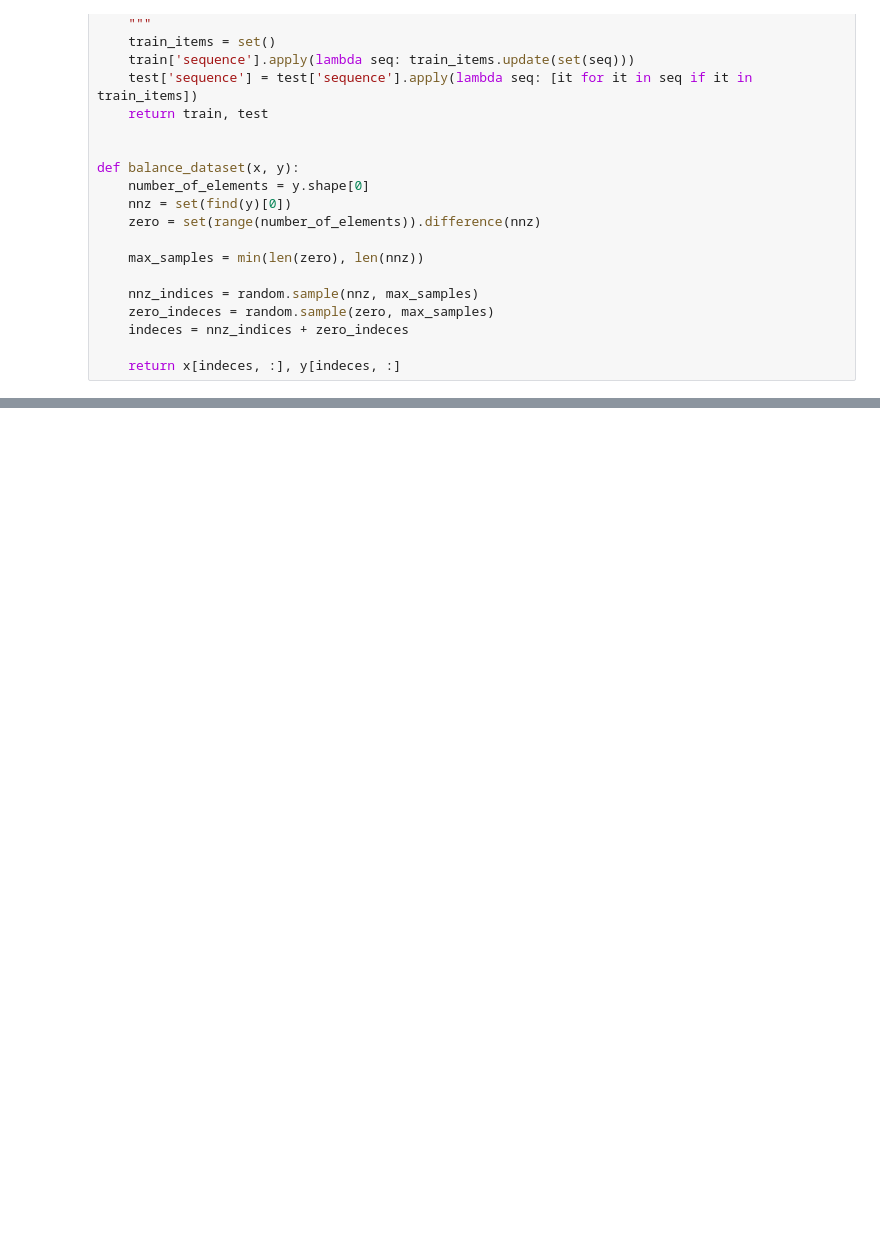
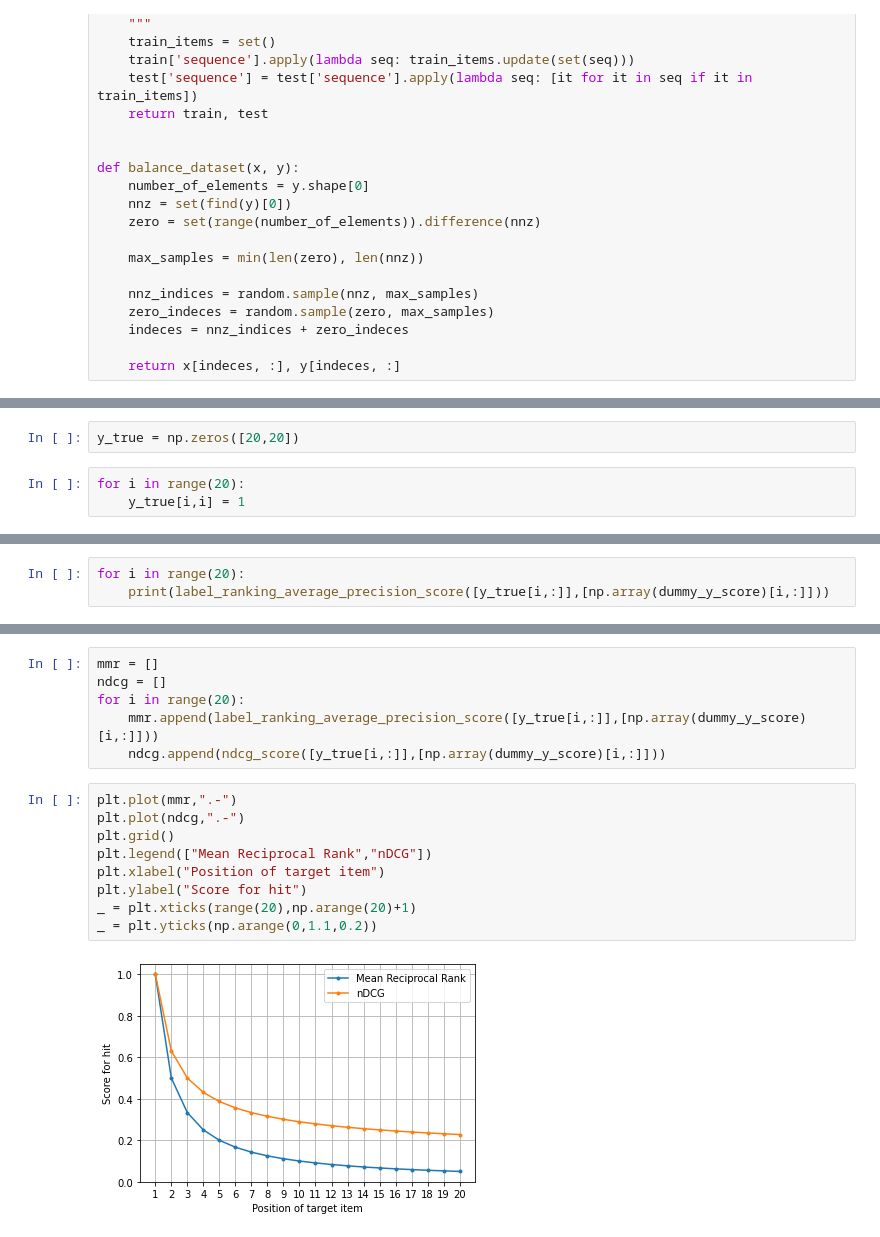
Before and after one commit to sparsh-ai/reco-book, a Jupyter notebook: nbs/T990000_evaluation_metrics_basics.ipynb, the cells around one changed output, grey strips where cells are left out. Cells and saved outputs as stored; diff of their text form; blank space fills up the shorter version.

```diff
--- a/nbs/T990000_evaluation_metrics_basics.ipynb
+++ b/nbs/T990000_evaluation_metrics_basics.ipynb
@@ -910,0 +1232,5 @@ def balance_dataset(x, y):
+# %%
+y_true = np.zeros([20,20])
+# %%
+for i in range(20):
+    y_true[i,i] = 1
@@ -910,0 +1241,3 @@ def balance_dataset(x, y):
+# %%
+for i in range(20):
+    print(label_ranking_average_precision_score([y_true[i,:]],[np.array(dummy_y_score)[i,:]]))
@@ -910,0 +1265,17 @@ def balance_dataset(x, y):
+# %%
+mmr = []
+ndcg = []
+for i in range(20):
+    mmr.append(label_ranking_average_precision_score([y_true[i,:]],[np.array(dummy_y_score)[i,:]]))
+    ndcg.append(ndcg_score([y_true[i,:]],[np.array(dummy_y_score)[i,:]]))
+# %%
+plt.plot(mmr,".-")
+plt.plot(ndcg,".-")
+plt.grid()
+plt.legend(["Mean Reciprocal Rank","nDCG"])
+plt.xlabel("Position of target item")
+plt.ylabel("Score for hit")
+_ = plt.xticks(range(20),np.arange(20)+1)
+_ = plt.yticks(np.arange(0,1.1,0.2))
+# %% [output]
+[figure, added]
```
Also changed, not shown: parts of 52 cells of this notebook.
